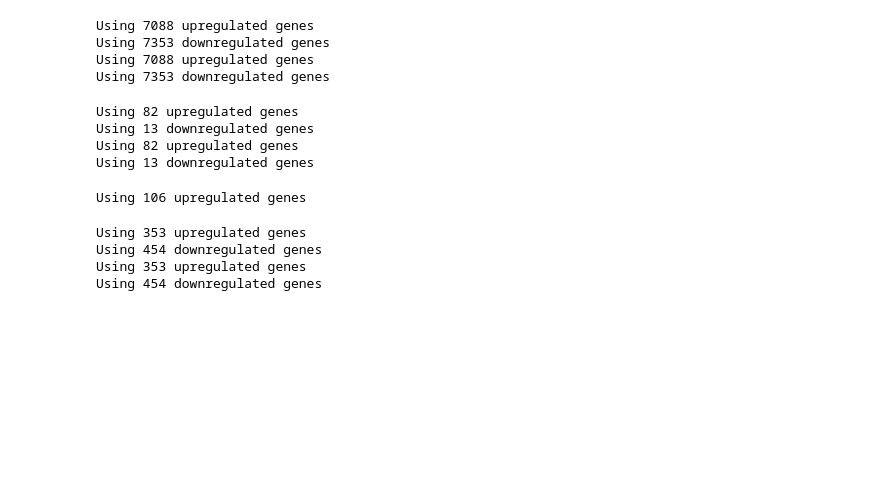
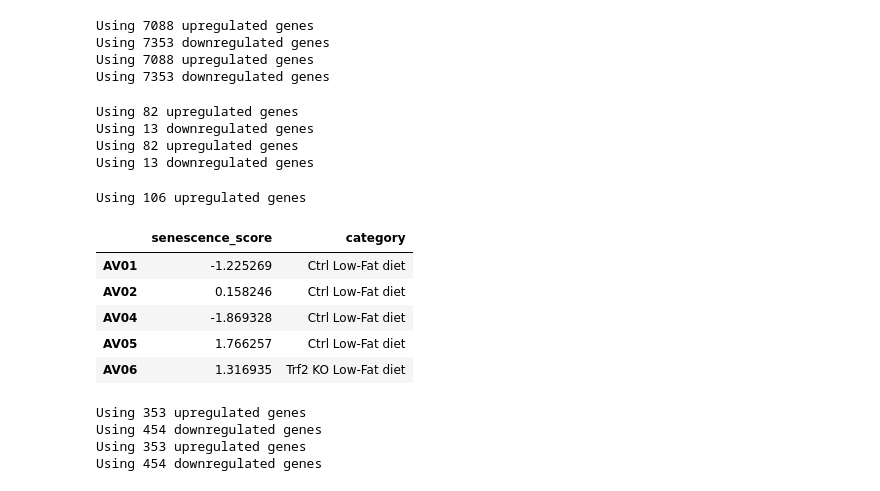
Before and after one commit to akanksha-sachan/ERCC1_iPSC_analysis, a Jupyter notebook: mouse_liver/sen_scores.ipynb, the cells around one changed output. Drawn from its saved outputs; the diff is of its cells as text; code cells hidden in the pictures; blank space fills up the shorter version.

```diff
--- a/mouse_liver/sen_scores.ipynb
+++ b/mouse_liver/sen_scores.ipynb
@@ -148,9 +251,16 @@ Using 13 downregulated genes
 # %%
 #SenMayo
 senmayo_scores = calculate_senescence_score(expr_df_no_outliers, up_genes=senmayo_up_genes)
 senmayo_scores['category'] = senmayo_scores.index.map(map_sample_to_category)
+display(senmayo_scores.head())
 # %% [output]
 Using 106 upregulated genes
+|  | senescence_score | category |
+| AV01 | -1.225269 | Ctrl Low-Fat diet |
+| AV02 | 0.158246 | Ctrl Low-Fat diet |
+| AV04 | -1.869328 | Ctrl Low-Fat diet |
+| AV05 | 1.766257 | Ctrl Low-Fat diet |
+| AV06 | 1.316935 | Trf2 KO Low-Fat diet |
 # %%
 #CellAge
 cellage_scores = calculate_senescence_score(expr_df_no_outliers, up_genes=cellage_up_genes, down_genes=cellage_down_genes)
```
Also changed, not shown: parts of 9 cells of this notebook, 1 other file.
